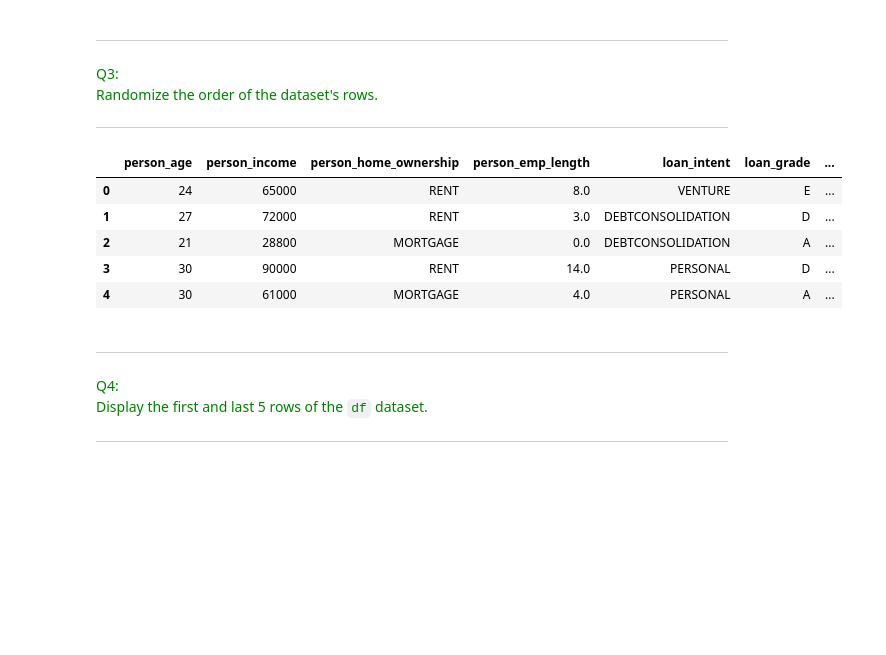
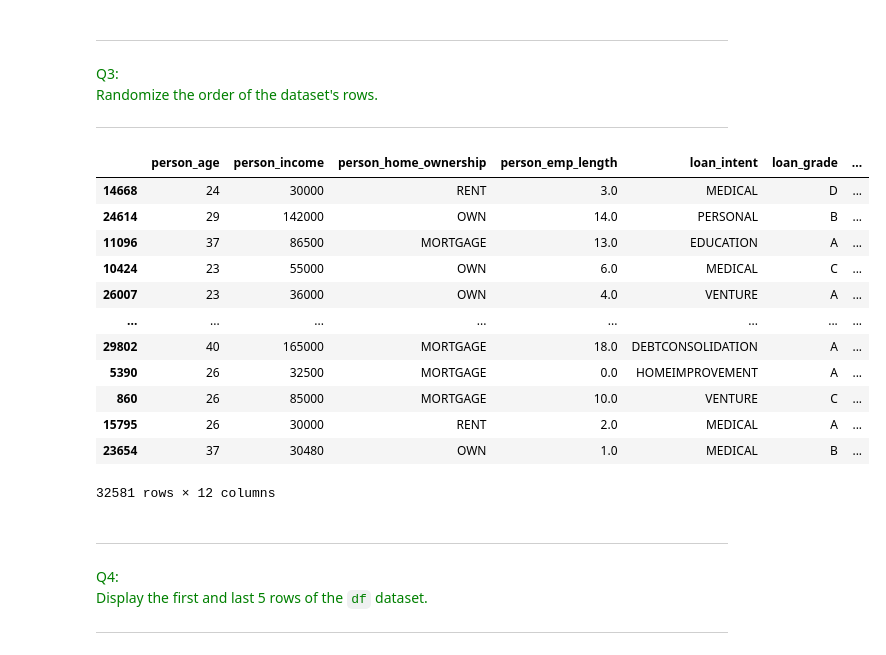
Before and after one commit to shmiiing/machine_learning, a Jupyter notebook: Programming_Sessions/Programming_Session_2/Programming_Session_2.ipynb, the cells around one changed output. Drawn from its saved outputs; the diff is of its cells as text; code cells hidden in the pictures; blank space fills up the shorter version.

```diff
--- a/Programming_Sessions/Programming_Session_2/Programming_Session_2.ipynb
+++ b/Programming_Sessions/Programming_Session_2/Programming_Session_2.ipynb
@@ -110,16 +110,24 @@ Randomize the order of the dataset's rows.
 </font>
 
 ---
-# %%
-df.sample(frac=1)
-df.head()
-# %% [output]
-|  | person_age | person_income | person_home_ownership | person_emp_length | loan_intent | loan_grade | ... |
-| 0 | 24 | 65000 | RENT | 8.0 | VENTURE | E | ... |
-| 1 | 27 | 72000 | RENT | 3.0 | DEBTCONSOLIDATION | D | ... |
-| 2 | 21 | 28800 | MORTGAGE | 0.0 | DEBTCONSOLIDATION | A | ... |
-| 3 | 30 | 90000 | RENT | 14.0 | PERSONAL | D | ... |
-| 4 | 30 | 61000 | MORTGAGE | 4.0 | PERSONAL | A | ... |
+# %%
+df.sample(frac=1, random_state = 42, replace = True)
+# frac =1 means want all the lines
+# replace --- 是否在原dataframe上直接修改
+# %% [output]
+|  | person_age | person_income | person_home_ownership | person_emp_length | loan_intent | loan_grade | ... |
+| 14668 | 24 | 30000 | RENT | 3.0 | MEDICAL | D | ... |
+| 24614 | 29 | 142000 | OWN | 14.0 | PERSONAL | B | ... |
+| 11096 | 37 | 86500 | MORTGAGE | 13.0 | EDUCATION | A | ... |
+| 10424 | 23 | 55000 | OWN | 6.0 | MEDICAL | C | ... |
+| 26007 | 23 | 36000 | OWN | 4.0 | VENTURE | A | ... |
+| ... | ... | ... | ... | ... | ... | ... | ... |
+| 29802 | 40 | 165000 | MORTGAGE | 18.0 | DEBTCONSOLIDATION | A | ... |
+| 5390 | 26 | 32500 | MORTGAGE | 0.0 | HOMEIMPROVEMENT | A | ... |
+| 860 | 26 | 85000 | MORTGAGE | 10.0 | VENTURE | C | ... |
+| 15795 | 26 | 30000 | RENT | 2.0 | MEDICAL | A | ... |
+| 23654 | 37 | 30480 | OWN | 1.0 | MEDICAL | B | ... |
+32581 rows × 12 columns
 # %% [markdown]
 ---
 <font color=green>Q4:</font>
```
Also changed, not shown: parts of 9 cells of this notebook.
